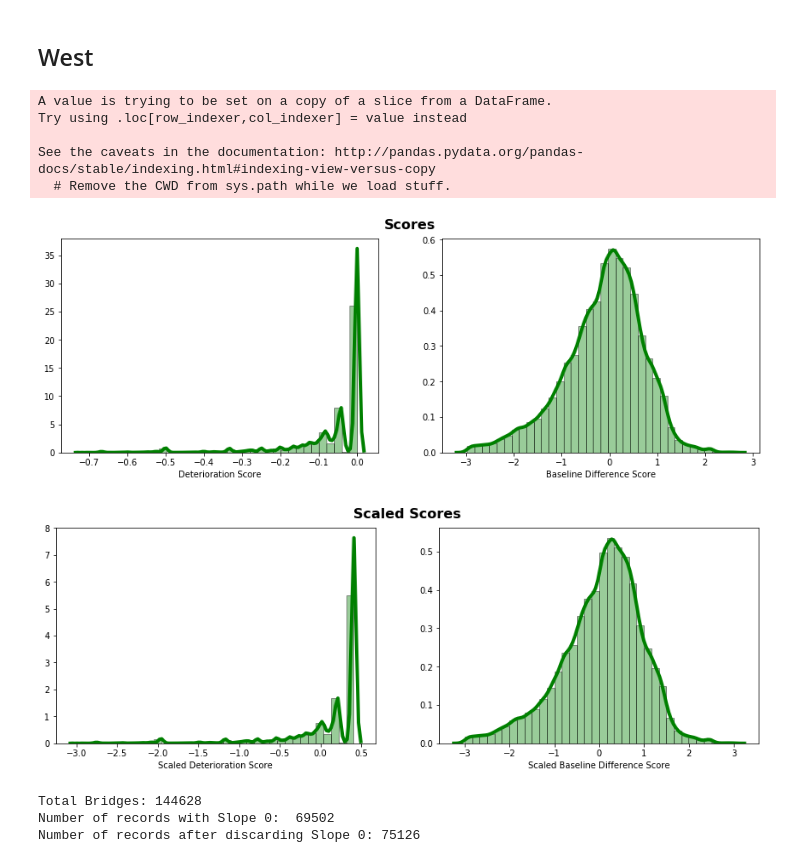
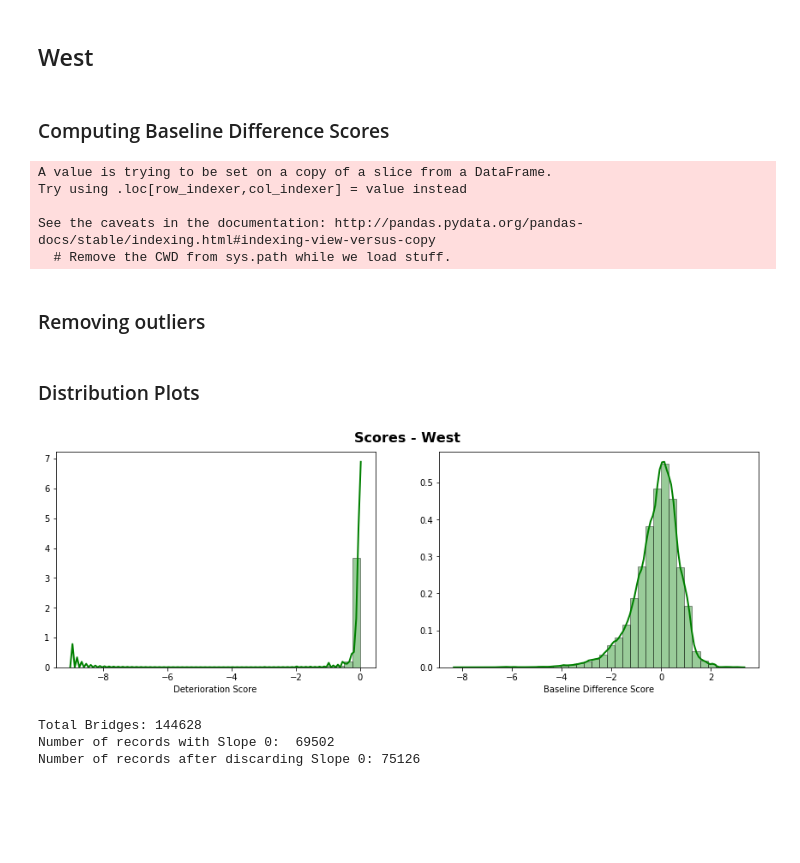
Before and after one commit to kaleoyster/thesis, a Jupyter notebook: methods/Baseline Score and Deterioration Score.ipynb, the cells around one changed output. Cells and saved outputs as stored; diff of their text form; code cells hidden in the pictures; blank space fills up the shorter version.

```diff
--- a/methods/Baseline Score and Deterioration Score.ipynb
+++ b/methods/Baseline Score and Deterioration Score.ipynb
@@ -965,6 +946,8 @@ Number of records after discarding Slope 0: 221707
 # %%
 West = ['04','08','16','32','30','35','49','56','01','06','15','41','53','72']
 survey_records_west = survey_timeseries_df[survey_timeseries_df['State Code'].isin(West)]
+# %% [markdown]
+### Computing Baseline Difference Scores
 # %%
 age_flat_list_west = survey_records_west['Age'].tolist()
 
@@ -977,7 +960,7 @@ baselineScores_west = computeBaselineScore(age_flat_list_west, superstructure_fl
 
 survey_records_west['Baseline Difference Score'] = baselineScores_west
 survey_records_west = survey_records_west.dropna()
-survey_records_west['Scaled Deterioration Score'] = preprocessing.scale(survey_records_west['Deterioration Score'])
+
 survey_records_west['Scaled Baseline Difference Score'] =  preprocessing.scale(survey_records_west['Baseline Difference Score'])
 # %% [output]
 A value is trying to be set on a copy of a slice from a DataFrame.
@@ -985,8 +968,8 @@ Try using .loc[row_indexer,col_indexer] = value instead
 
 See the caveats in the documentation: http://pandas.pydata.org/pandas-docs/stable/indexing.html#indexing-view-versus-copy
   # Remove the CWD from sys.path while we load stuff.
-# %%
-survey_records_west['Difference'] = survey_records_west['Scaled Deterioration Score'] - survey_records_west['Scaled Baseline Difference Score']
+# %% [markdown]
+### Removing outliers
 # %%
 survey_records_west_1 = survey_records_west[survey_records_west['Baseline Difference Score']<3]
 survey_records_west_1 = survey_records_west_1[survey_records_west_1['Baseline Difference Score']>-3]
@@ -996,39 +976,40 @@ survey_records_west_1 = survey_records_west_1[survey_records_west_1['Deteriorati
+# %% [markdown]
+### Distribution Plots
 # %%
 plt.figure(figsize=(12,4))
 plt.subplots_adjust(bottom=0.025, left=0.025, top = 0.9, right=0.975)
-plt.suptitle("Scores", fontsize = 16,fontweight = 'bold')
+plt.suptitle("Scores - West", fontsize = 16,fontweight = 'bold')
 
 plt.subplot(1,2,1)
-sns.distplot(survey_records_west_1['Deterioration Score'], hist=True, kde=True,
+sns.distplot(survey_records_west['Deterioration Score'], hist=True, kde=True,
              bins=int(180/5), color = 'Green',
              hist_kws={'edgecolor':'black'},
-             kde_kws={'linewidth': 4}, label="US")
+             kde_kws={'linewidth': 2}, label="US")
 
 plt.subplot(1,2,2)
-sns.distplot(survey_records_west_1['Baseline Difference Score'], hist=True, kde=True,
+sns.distplot(survey_records_west['Baseline Difference Score'], hist=True, kde=True,
              bins=int(180/5), color = 'Green',
              hist_kws={'edgecolor':'black'},
-             kde_kws={'linewidth': 4}, label="US")
+             kde_kws={'linewidth': 2}, label="US")
 
 # plt.figure(figsize=(12,4))
 # plt.subplots_adjust(bottom=0.025, left=0.025, top = 0.9, right=0.975)
 # plt.suptitle("Scaled Scores", fontsize = 16,fontweight = 'bold')
 
 # plt.subplot(1,2,1)
 # sns.distplot(survey_records_west_1['Scaled Deterioration Score'], hist=True, kde=True,
 #              bins=int(180/5), color = 'Green',
 #              hist_kws={'edgecolor':'black'},
 #              kde_kws={'linewidth': 4}, label="US")
 
 # plt.subplot(1,2,2)
 # sns.distplot(survey_records_west_1['Scaled Baseline Difference Score'], hist=True, kde=True,
 #              bins=int(180/5), color = 'Green',
 #              hist_kws={'edgecolor':'black'},
 #              kde_kws={'linewidth': 4}, label="US")
 plt.show()
 # %% [output]
-[figure, old version]
+[figure, new version]
-[figure, removed]
 # %%
 print("Total Bridges:",len(survey_records_west_1))
 print("Number of records with Slope 0: ",len(survey_records_west_1[survey_records_west_1['Deterioration Score'] != 0]))
```
Also changed, not shown: parts of 47 cells of this notebook.
